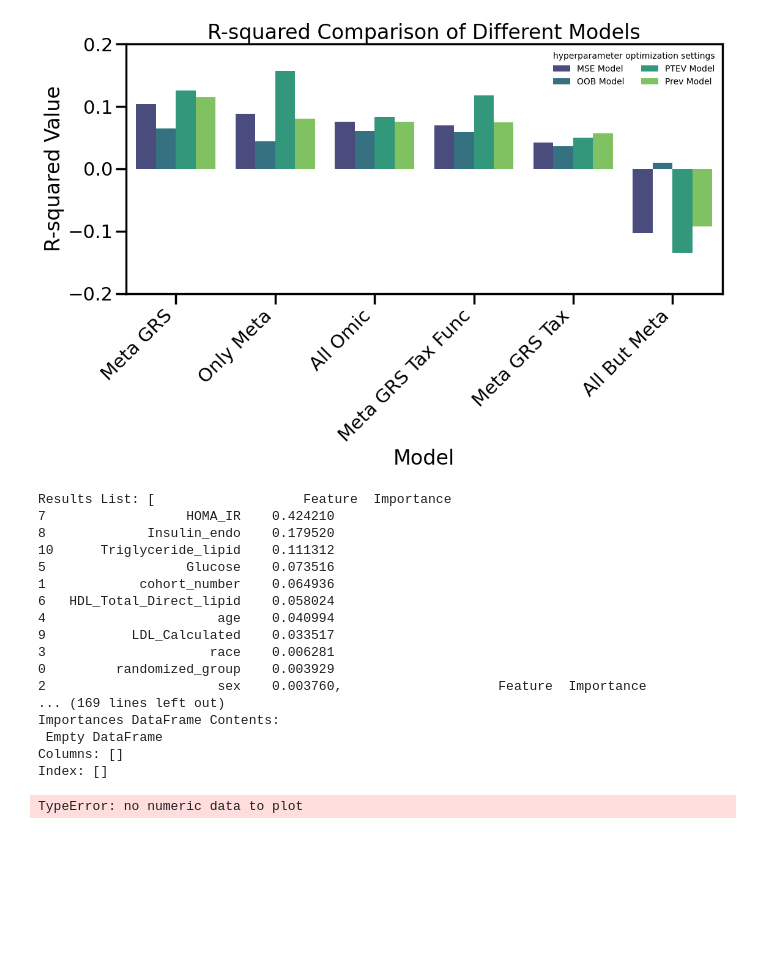
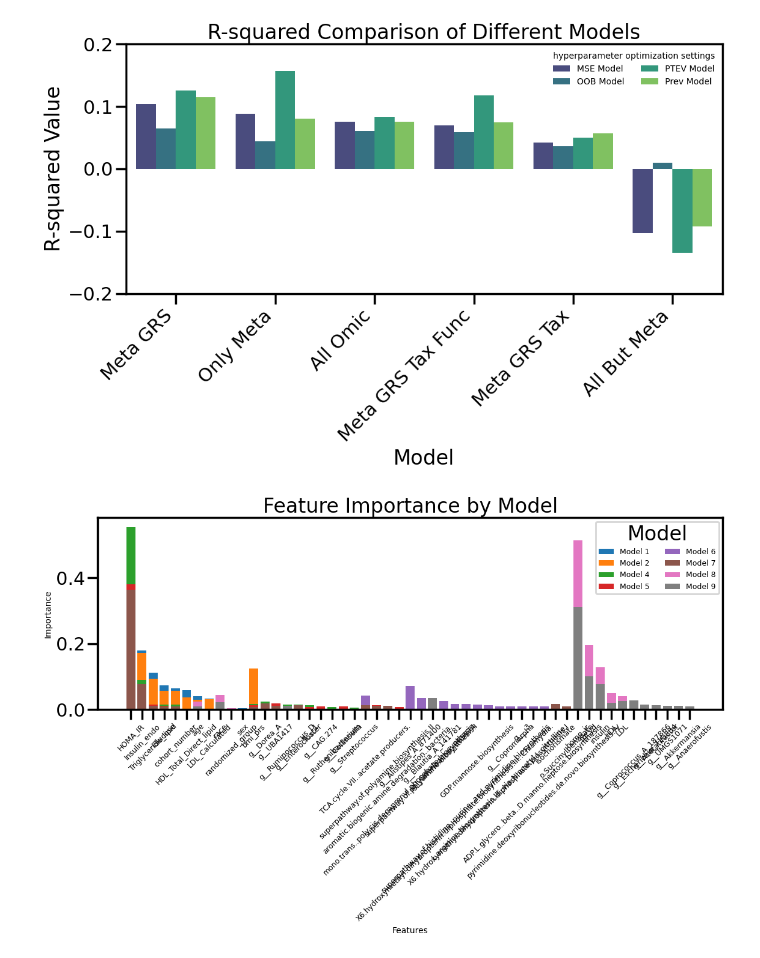
Before and after one commit to emilynyeo/multiomic_drift, a Jupyter notebook: play_scripts/2.models/merf_python/tuned_models/8.1.all_omic_bmi_modelplots.ipynb, the cells around one changed output. Drawn from its saved outputs; the diff is of its cells as text; code cells hidden in the pictures; blank space fills up the shorter version.

Commit message:
feature importances plots

```diff
--- a/play_scripts/2.models/merf_python/tuned_models/8.1.all_omic_bmi_modelplots.ipynb
+++ b/play_scripts/2.models/merf_python/tuned_models/8.1.all_omic_bmi_modelplots.ipynb
@@ -1544,26 +1544,35 @@ model_names = ['Only Meta', 'Meta GRS',
 compare_r2_values3(model_names, r2_run1, r2_run2, r2_run3, r2_run4, r2_run5, r2_run6)
 # %% [output]
 [figure]
-# %%
-feature_importance_dfs = [fi_run1, fi_run2, fi_run3, fi_run3, fi_run4, fi_run5, fi_run6,
-                          fi_delta_run1, fi_delta_run2, fi_delta_run3, fi_delta_run4, fi_delta_run5]
-plot_top_feature_importances_comparative(feature_importance_dfs)
-# %% [output]
-Results List: [                   Feature  Importance
-7                  HOMA_IR    0.424210
-8             Insulin_endo    0.179520
-10      Triglyceride_lipid    0.111312
-5                  Glucose    0.073516
-1            cohort_number    0.064936
-6   HDL_Total_Direct_lipid    0.058024
-4                      age    0.040994
-9           LDL_Calculated    0.033517
-3                     race    0.006281
-0         randomized_group    0.003929
-2                      sex    0.003760,                    Feature  Importance
-... (169 lines left out)
-Importances DataFrame Contents:
- Empty DataFrame
-Columns: []
-Index: []
-TypeError: no numeric data to plot
+# %%
+import pandas as pd
+import matplotlib.pyplot as plt
+
+def plot_feature_importance(dataframes):
+    # Combine all DataFrames into a single DataFrame
+    combined_df = pd.concat(dataframes)
+
+    # Create a plot
+    plt.figure(figsize=(12, 8))
+    bar_width = 0.08
+    # Plot each model's feature importance
+    for model in combined_df['Model'].unique():
+        model_data = combined_df[combined_df['Model'] == model]
+        plt.bar(model_data['Feature'], model_data['Importance'], label=model)
+
+    # Add labels and title
+    plt.xlabel('Features', fontsize=10)
+    plt.ylabel('Importance', fontsize=10)
+    plt.title('Feature Importance by Model')
+    plt.xticks(rotation=45, fontsize=9)
+    plt.legend(title='Model', fontsize=9, ncol=2)
+    plt.tight_layout()
+
+    # Show the plot
+    plt.show()
+
+# Example usage
+feature_importance_dfs = [fi_run1, fi_run2, fi_run3, fi_run4, fi_run5, fi_run6, fi_delta_run1, fi_delta_run2]
+plot_feature_importance(feature_importance_dfs)
+# %% [output]
+[figure, added]
```
Also changed, not shown: parts of 5 cells of this notebook.
